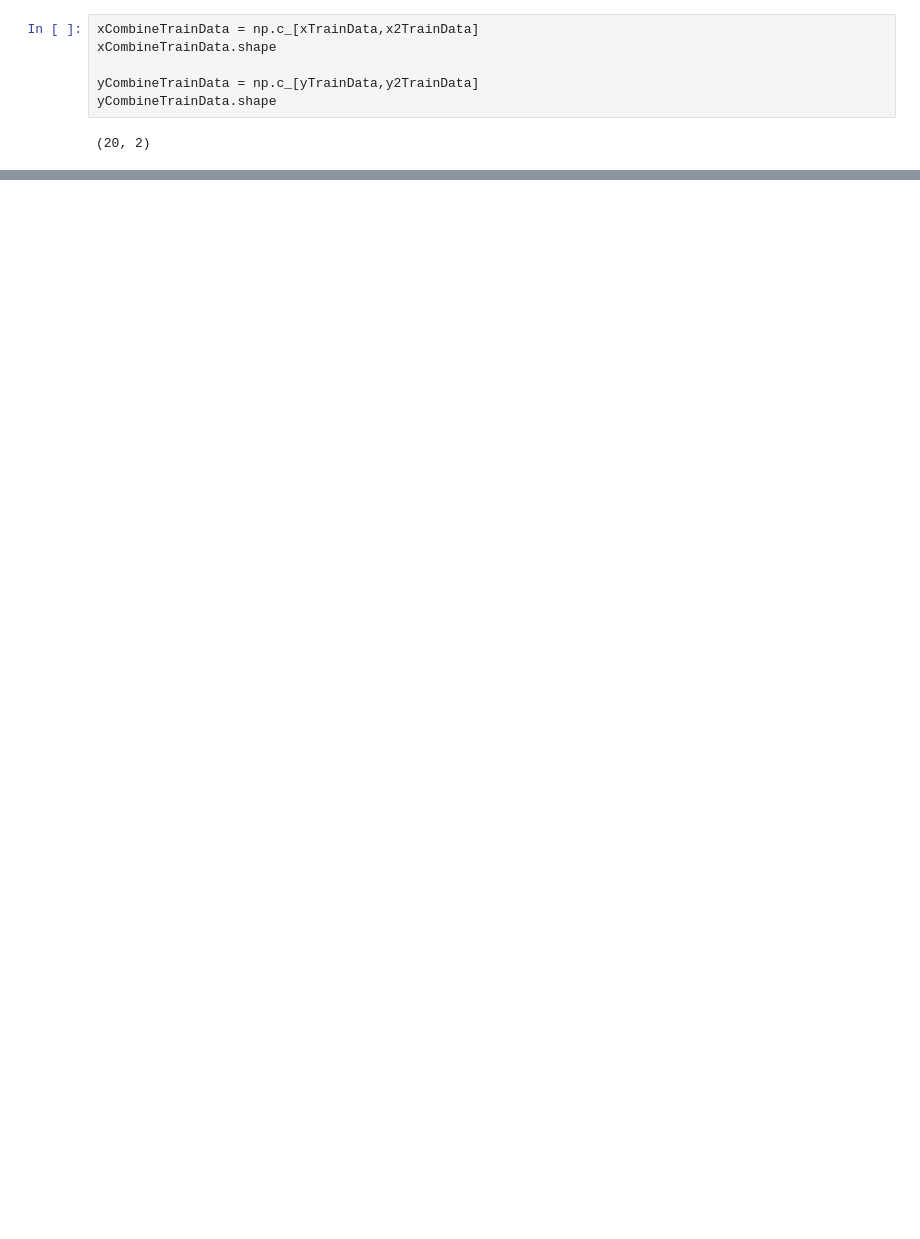
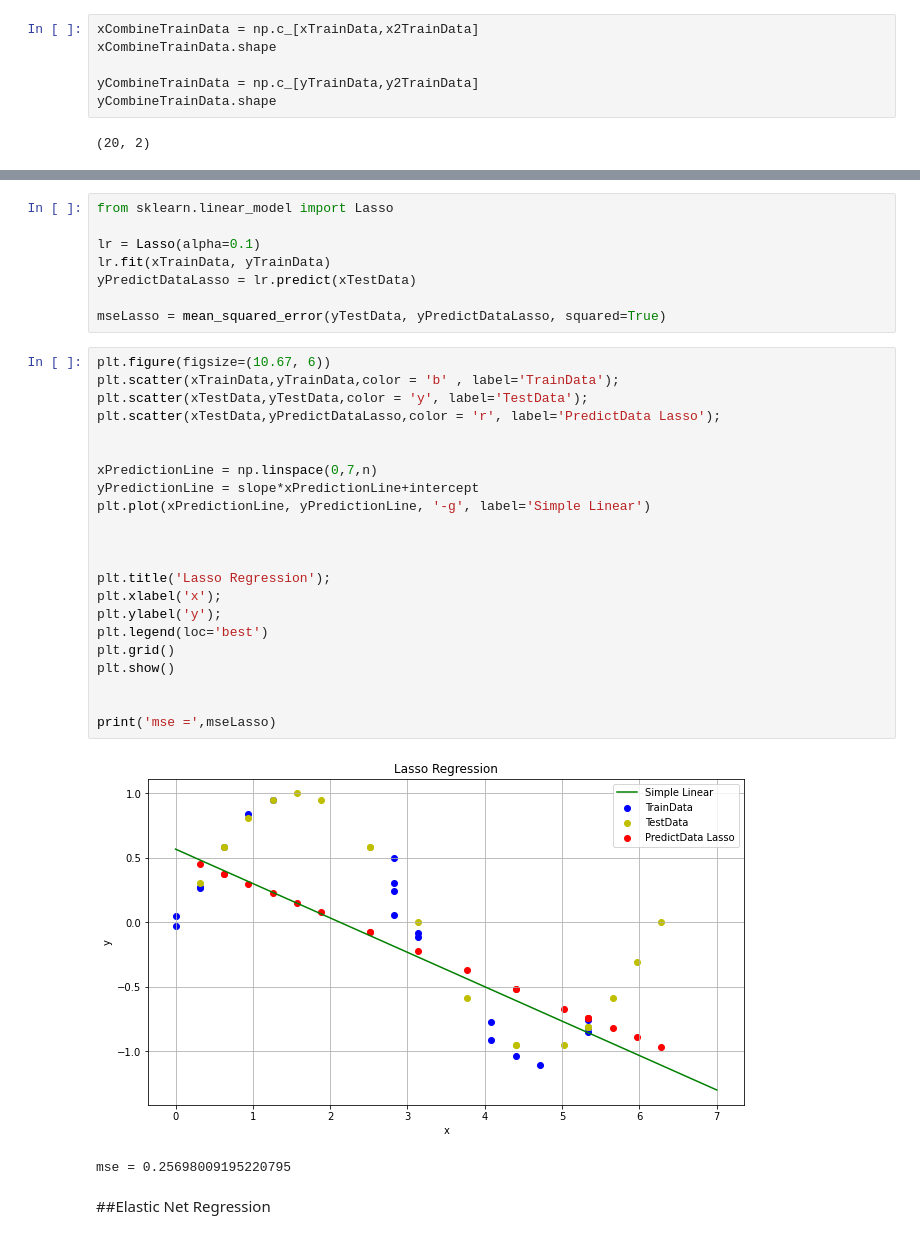
Before and after one commit to anuraagbarde/MachineLearning, a Jupyter notebook: 2018BCS010_ML_LAB_asg1.ipynb, the cells around one changed output, grey strips where cells are left out. Cells and saved outputs as stored; diff of their text form; blank space fills up the shorter version.

```diff
--- a/2018BCS010_ML_LAB_asg1.ipynb
+++ b/2018BCS010_ML_LAB_asg1.ipynb
@@ -239,0 +274,35 @@ mse = 0.2831575540465999
+# %%
+from sklearn.linear_model import Lasso
+
+lr = Lasso(alpha=0.1)
+lr.fit(xTrainData, yTrainData)
+yPredictDataLasso = lr.predict(xTestData)
+
+mseLasso = mean_squared_error(yTestData, yPredictDataLasso, squared=True)
+# %%
+plt.figure(figsize=(10.67, 6))
+plt.scatter(xTrainData,yTrainData,color = 'b' , label='TrainData');
+plt.scatter(xTestData,yTestData,color = 'y', label='TestData');
+plt.scatter(xTestData,yPredictDataLasso,color = 'r', label='PredictData Lasso');
+
+
+xPredictionLine = np.linspace(0,7,n)
+yPredictionLine = slope*xPredictionLine+intercept
+plt.plot(xPredictionLine, yPredictionLine, '-g', label='Simple Linear')
+
+
+
+plt.title('Lasso Regression');
+plt.xlabel('x');
+plt.ylabel('y');
+plt.legend(loc='best')
+plt.grid()
+plt.show()
+
+
+print('mse =',mseLasso)
+# %% [output]
+[figure, added]
+mse = 0.25698009195220795
+# %% [markdown]
+##Elastic Net Regression
```
Also changed, not shown: parts of 17 cells of this notebook.
